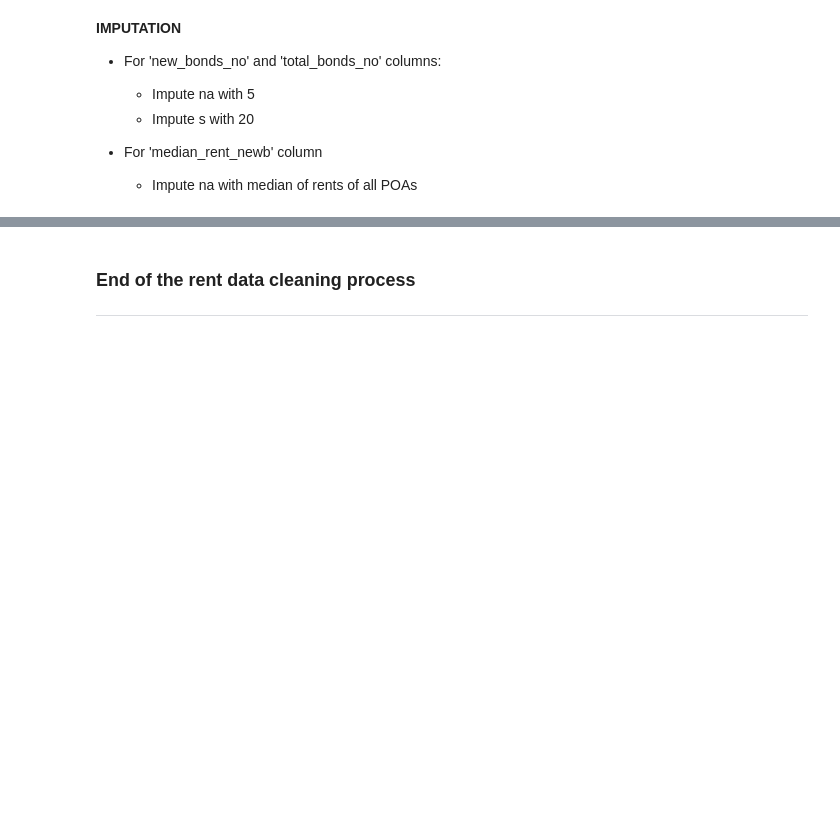
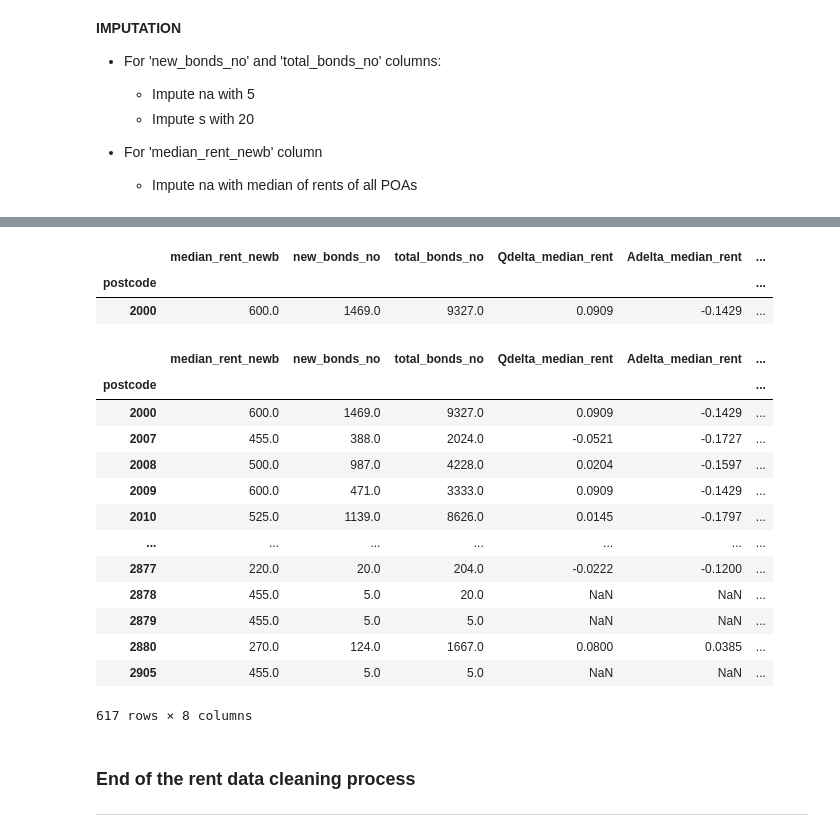
Before and after one commit to walthersy/NSW-house-price, a Jupyter notebook: Data Cleaning Process.ipynb, the cells around one changed output, grey strips where cells are left out. Saved outputs shown, nothing was run; the diff lists cells and outputs as text; code cells hidden in the pictures; blank space fills up the shorter version.

```diff
--- a/Data Cleaning Process.ipynb
+++ b/Data Cleaning Process.ipynb
@@ -178,7 +178,7 @@ s136
 # STEP2. CLEAN RENT DATA (SINGLE QUARTER) #
 # %%
 # Read into df
-r135 = "Files/Rent/Issue-135-Rent-tables-March-2021-quarter.xlsx"
+r135 = "Files/Rent/2019_2021/Issue-135-Rent-tables-March-2021-quarter.xlsx"
 r135 = pd.read_excel(r135, sheet_name="Postcode", na_values='-', header=7)
 
 # Drop unwanted columns
@@ -267,6 +335,27 @@ r135_ag['key_r'] = 'r135' # Add key
 # Set postcode as index
 r135_ag = r135_ag.set_index('postcode')
 r135_ag.head(1)
+# %% [output]
+|  | median_rent_newb | new_bonds_no | total_bonds_no | Qdelta_median_rent | Adelta_median_rent | ... |
+| postcode |  |  |  |  |  | ... |
+| 2000 | 600.0 | 1469.0 | 9327.0 | 0.0909 | -0.1429 | ... |
+# %%
+r135_ag
+# %% [output]
+|  | median_rent_newb | new_bonds_no | total_bonds_no | Qdelta_median_rent | Adelta_median_rent | ... |
+| postcode |  |  |  |  |  | ... |
+| 2000 | 600.0 | 1469.0 | 9327.0 | 0.0909 | -0.1429 | ... |
+| 2007 | 455.0 | 388.0 | 2024.0 | -0.0521 | -0.1727 | ... |
+| 2008 | 500.0 | 987.0 | 4228.0 | 0.0204 | -0.1597 | ... |
+| 2009 | 600.0 | 471.0 | 3333.0 | 0.0909 | -0.1429 | ... |
+| 2010 | 525.0 | 1139.0 | 8626.0 | 0.0145 | -0.1797 | ... |
+| ... | ... | ... | ... | ... | ... | ... |
+| 2877 | 220.0 | 20.0 | 204.0 | -0.0222 | -0.1200 | ... |
+| 2878 | 455.0 | 5.0 | 20.0 | NaN | NaN | ... |
+| 2879 | 455.0 | 5.0 | 5.0 | NaN | NaN | ... |
+| 2880 | 270.0 | 124.0 | 1667.0 | 0.0800 | 0.0385 | ... |
+| 2905 | 455.0 | 5.0 | 5.0 | NaN | NaN | ... |
+617 rows × 8 columns
 # %% [markdown]
 ### End of the rent data cleaning process ##
 ----
```
Also changed, not shown: parts of 6 cells of this notebook.
